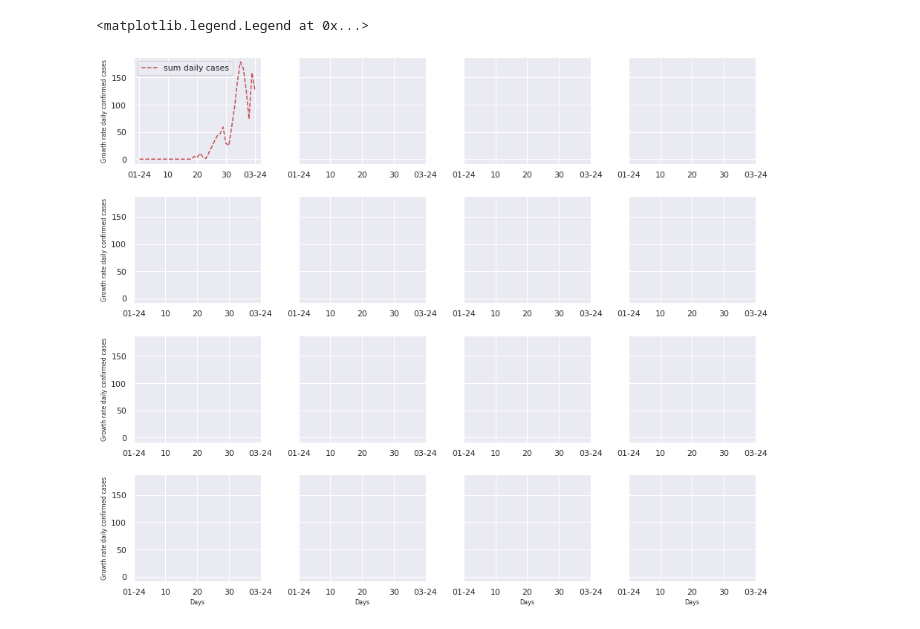
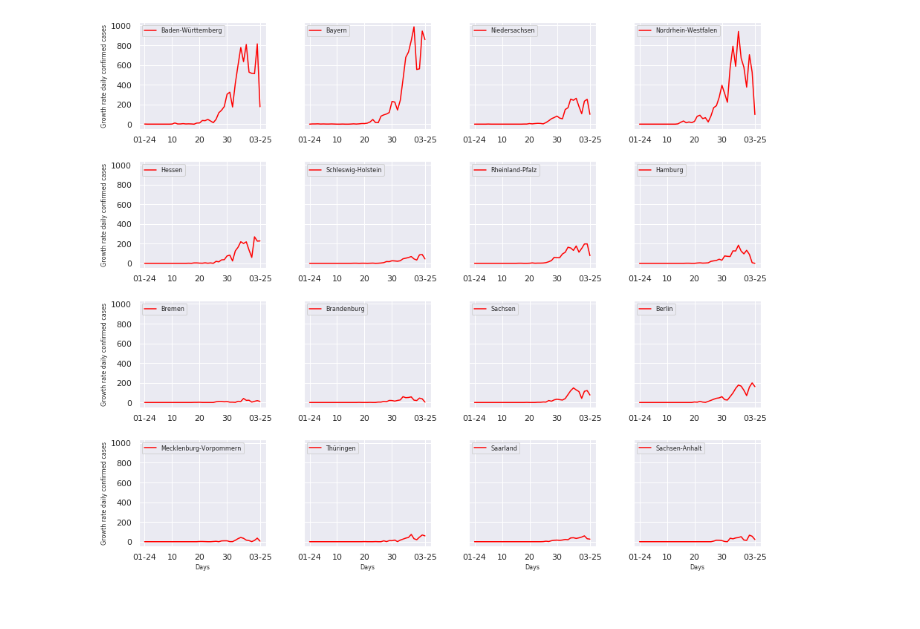
Before and after one commit to mafleischer/covid19-robert-koch-data, a Jupyter notebook: data.ipynb, the cells around one changed output. Drawn from its saved outputs; the diff is of its cells as text; code cells hidden in the pictures.

```diff
--- a/data.ipynb
+++ b/data.ipynb
@@ -33,7 +33,7 @@ gr_day_reported = df_daily_data.groupby('Meldedatum')
 # set plot stuff
 begin_day = df_daily_data['Meldedatum'].iloc[0].strftime('%m-%d')
 present_day = df_daily_data['Meldedatum'].iloc[-1].strftime('%m-%d')
-days_steps = [t for t in np.arange(10,len(gr_day_reported) - 2, step=10)]
+days_steps = [t for t in np.arange(10,len(gr_day_reported) - 3, step=10)]
 xtick_locations = [0] + days_steps + [len(gr_day_reported) - 1]
 xtick_labels = [begin_day] + days_steps + [present_day]
 plt.xticks(xtick_locations, xtick_labels)
@@ -46,11 +46,6 @@ growth_rate = sum_cases_per_day.diff()
 plt.plot(sum_cases_per_day.reset_index(drop=True), color='r')
 plt.plot(growth_rate.reset_index(drop=True))
 
-# Berlin
-states_daily = df_daily_data.groupby(['Meldedatum', 'Bundesland'])['AnzahlFall'].sum()
-berlin_daily = states_daily.unstack()['Berlin'].fillna(0)
-plt.plot(berlin_daily.reset_index(drop=True), '--k')
-
-plt.legend(['sum daily cases', 'growth rate', 'Berlin cases'])
+plt.legend(['German daily cases', 'Growth rate'])
 # %% [output]
 <matplotlib.legend.Legend at 0x...>
@@ -92,23 +67,32 @@ df_per_state_daily
+# %%
+# TODO: make these relative to screen size somehow
+figsize = (15,13)
+ax_label_fontsize = 8.0
+legend_fontsize = 8.0
 # %%
 # Plot per German state
 
-figsize = (15,13) # TODO: get screen size somehow
-ax_label_fontsize = 8.0 # TODO: same. Make relative somehow
 fig, ax = plt.subplots(4, 4, sharey=True, figsize=figsize)
 fig.subplots_adjust(hspace = 0.3, wspace = 0.3)
 
 for axis in ax.flat:
     axis.set_xticks(xtick_locations)
     axis.set_xticklabels(xtick_labels)
 
 for plt_row in ax:
-    plt_row[0].set_ylabel('Growth rate daily confirmed cases', fontsize = ax_label_fontsize)
+    plt_row[0].set_ylabel('Growth rate daily confirmed cases', fontsize=ax_label_fontsize)
 
 for column_plots in ax.T:
-    column_plots[-1].set_xlabel('Days', fontsize = ax_label_fontsize)
+    column_plots[-1].set_xlabel('Days', fontsize=ax_label_fontsize)
 
-ax[0][0].plot(berlin_daily.reset_index(drop=True), '--r')
-ax[0][0].legend(['sum daily cases', 'growth rate', 'Berlin cases'])
+# ax[0][0].plot(berlin_daily.reset_index(drop=True), '--r')
+# ax[0][0].legend(['sum daily cases', 'growth rate', 'Berlin cases'])
+
+ix = 0
+for subp in ax.flat:
+    state = state_names[ix]
+    subp.plot(df_per_state_daily[state].reset_index(drop=True), color='red', label = "{}".format(state))
+    subp.legend(fontsize=legend_fontsize, loc="upper left")
+    ix += 1
 # %% [output]
-<matplotlib.legend.Legend at 0x...>
-[figure, old version]
+[figure, new version]
```
Also changed, not shown: parts of 3 cells of this notebook, 1 other file.
